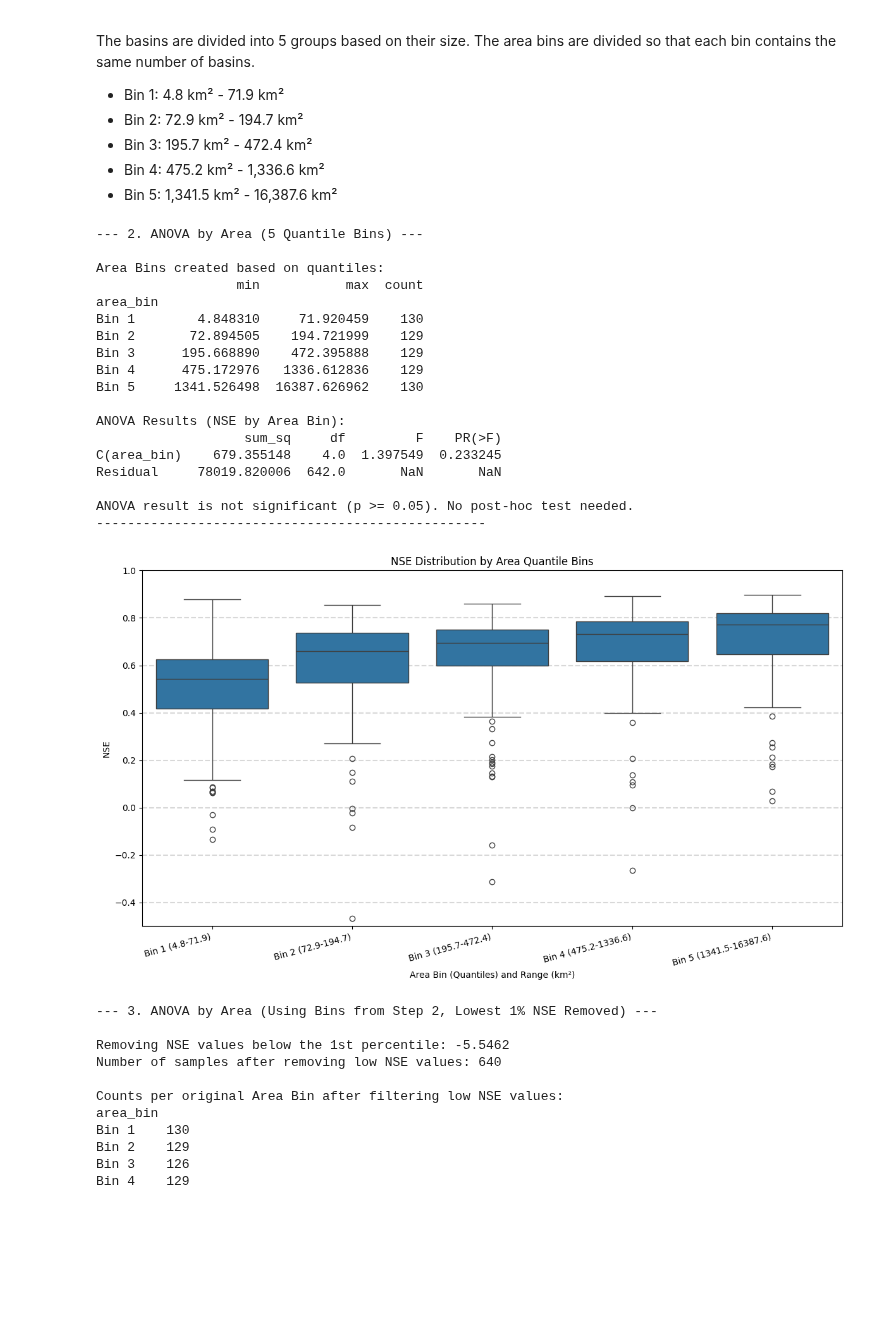
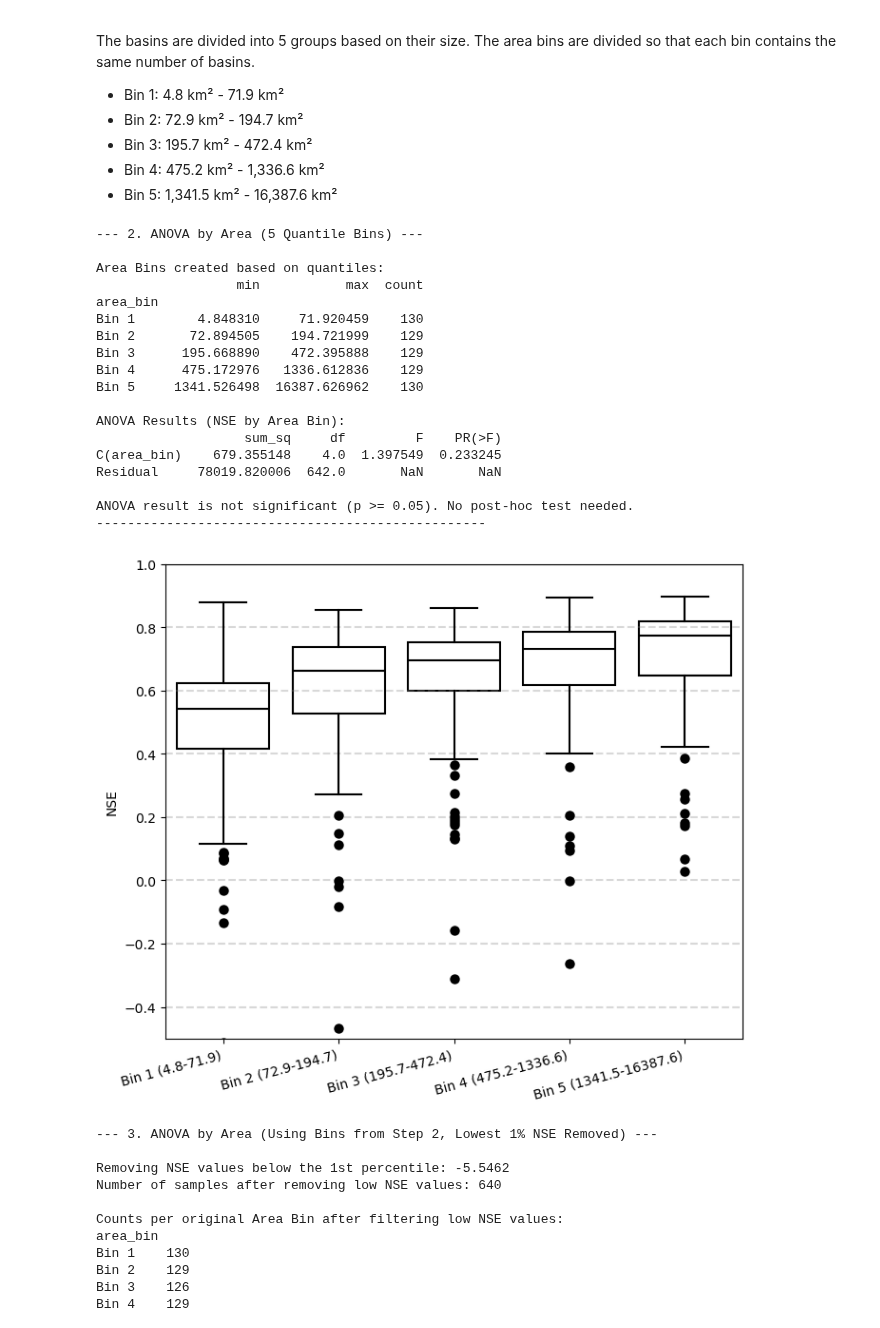
Before and after one commit to yunsupark1120/GAGEii_modeling, a Jupyter notebook: poster_work/result.ipynb, the cells around one changed output. Saved outputs shown, nothing was run; the diff lists cells and outputs as text; code cells hidden in the pictures; blank space fills up the shorter version.

Commit message:
result plots updated

```diff
--- a/poster_work/result.ipynb
+++ b/poster_work/result.ipynb
@@ -12,8 +12,8 @@
 import pandas as pd
 
 # Define file paths (adjust if necessary)
-attributes_file = "./csv_files/attributes_with_mean.csv"
-results_file = "./csv_files/result.csv"
+attributes_file = "csv_files/attributes_with_mean.csv"
+results_file = "results/EALSTM_temporal_result.csv"
 
 # 1. Load the CSV files with selected columns
 try:
@@ -47,6 +47,15 @@ except KeyError as e:
     print(f"Error: Column {e} not found in one of the CSV files. Please check column names.")
 except Exception as e:
     print(f"An unexpected error occurred: {e}")
+
+
+boxplot_style = {
+    "boxprops": {'facecolor':'none', 'edgecolor':'black'},
+    "medianprops": {'color':'black'},
+    "whiskerprops": {'color':'black'},
+    "capprops": {'color':'black'},
+    "flierprops": {'marker':'.', 'markerfacecolor':'black', 'markeredgecolor':'none', 'markersize': 15}
+}
 # %% [output]
 Merged DataFrame head:
    dor_pc_pva         area basin_category basin_id  NSE Performance
@@ -178,6 +187,14 @@ mw_results = pd.DataFrame({
     '75% Quartile': [desc_regulated['75%'], desc_unregulated['75%']]
 })
 
+boxplot_style = {
+    "boxprops": {'facecolor':'none', 'edgecolor':'black'},
+    "medianprops": {'color':'black'},
+    "whiskerprops": {'color':'black'},
+    "capprops": {'color':'black'},
+    "flierprops": {'marker':'.', 'markerfacecolor':'black', 'markeredgecolor':'none', 'markersize': 5}
+}
+
 print(mw_results.to_string(index=False))
 print(f"\nMann-Whitney U Statistic: {u_statistic:.4f}")
 print(f"P-value: {p_value_mw:.4f}")
@@ -336,7 +353,7 @@ except ValueError as e:
 print("-" * 50)
 
 # Optional: Boxplot visualization
-plt.figure(figsize=(12, 7)) # Adjusted figure size for longer labels
+plt.figure(figsize=(7, 6)) # Adjusted figure size for longer labels
 # Add horizontal lines
 for y in np.arange(-0.4, 1.2, 0.2):
     plt.axhline(y, color='gray', linestyle='--', alpha=0.3)
@@ -350,38 +367,38 @@ else:
     x_labels = sorted(area_anova_df['area_bin'].unique())
 
 
-ax = sns.boxplot(x='area_bin', y='NSE', data=area_anova_df, order=sorted(area_anova_df['area_bin'].unique())) # Ensure order matches labels
+ax = sns.boxplot(x='area_bin', y='NSE', data=area_anova_df, order=sorted(area_anova_df['area_bin'].unique()), **boxplot_style) # Ensure order matches labels
 ax.set_xticklabels(x_labels) # Set the custom labels
 
 plt.ylim((-0.5, 1))
-plt.title('NSE Distribution by Area Quantile Bins')
-plt.xlabel('Area Bin (Quantiles) and Range (km²)') # Updated label description
+# plt.title('NSE Distribution by Area Quantile Bins')
+plt.xlabel('') # Updated label description
 plt.ylabel('NSE')
 plt.xticks(rotation=15, ha='right') # Slightly rotate if labels overlap
 plt.tight_layout() # Adjust layout
 
 
 plt.show()
 # %% [output]
 --- 2. ANOVA by Area (5 Quantile Bins) ---
 
 Area Bins created based on quantiles:
                   min           max  count
 area_bin
 Bin 1        4.848310     71.920459    130
 Bin 2       72.894505    194.721999    129
 Bin 3      195.668890    472.395888    129
 Bin 4      475.172976   1336.612836    129
 Bin 5     1341.526498  16387.626962    130
 
 ANOVA Results (NSE by Area Bin):
                    sum_sq     df         F    PR(>F)
 C(area_bin)    679.355148    4.0  1.397549  0.233245
 Residual     78019.820006  642.0       NaN       NaN
 
 ANOVA result is not significant (p >= 0.05). No post-hoc test needed.
 --------------------------------------------------
-[figure, old version]
+[figure, new version]
 # %%
 # In a new code cell
 
```
Also changed, not shown: parts of 11 cells of this notebook, 5 other files.
